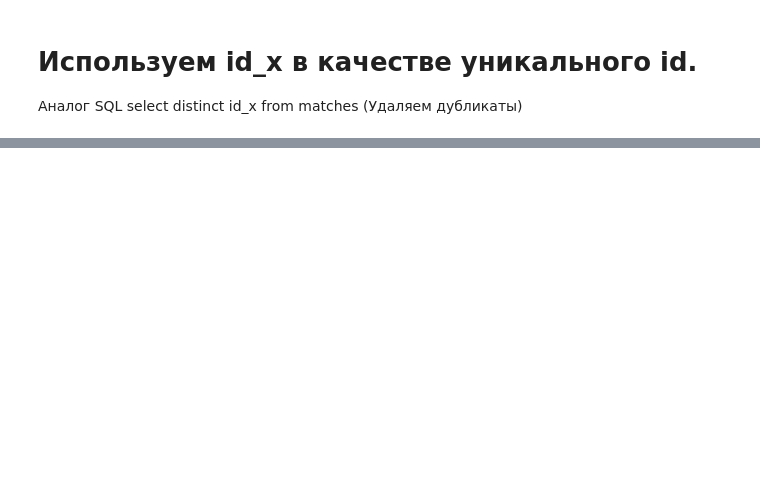
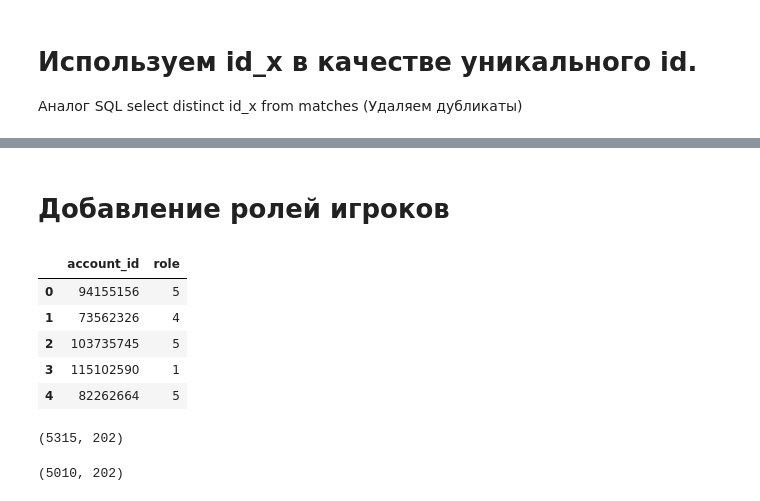
Before and after one commit to arch1baald/dotaML, a Jupyter notebook: Model_FullTime/ABT.ipynb, the cells around one changed output, grey strips where cells are left out. Drawn from its saved outputs; the diff is of its cells as text; code cells hidden in the pictures; blank space fills up the shorter version.

```diff
--- a/Model_FullTime/ABT.ipynb
+++ b/Model_FullTime/ABT.ipynb
@@ -723,3 +732,27 @@ matches.shape
 # %%
 matchesWithoutLogs = matches.drop(labels = ['buyback_log', 'kills_log', 'obs_log', 'ping_log', 'purchase_log', 'role_log', 'runes_log', 'sen_log'], axis = 1)
+# %% [markdown]
+# Добавление ролей игроков
+# %%
+playersRoles = pd.read_csv('Account_Role.csv', sep = ';')
+# %%
+playersRoles.drop('player_id', axis = 1, inplace = True)
+playersRoles.head()
+# %% [output]
+|  | account_id | role |
+| 0 | 94155156 | 5 |
+| 1 | 73562326 | 4 |
+| 2 | 103735745 | 5 |
+| 3 | 115102590 | 1 |
+| 4 | 82262664 | 5 |
+# %%
+matchesWithoutLogs = matchesWithoutLogs.merge(playersRoles, left_on = 'account_id', right_on = 'account_id', how = 'left')
+matchesWithoutLogs.shape
+# %% [output]
+(5315, 202)
+# %%
+matchesWithoutLogs.drop_duplicates(subset = 'id_x', inplace = True)
+matchesWithoutLogs.shape
+# %% [output]
+(5010, 202)
 # %%
```
Also changed, not shown: parts of 30 cells of this notebook, 24 other files.
